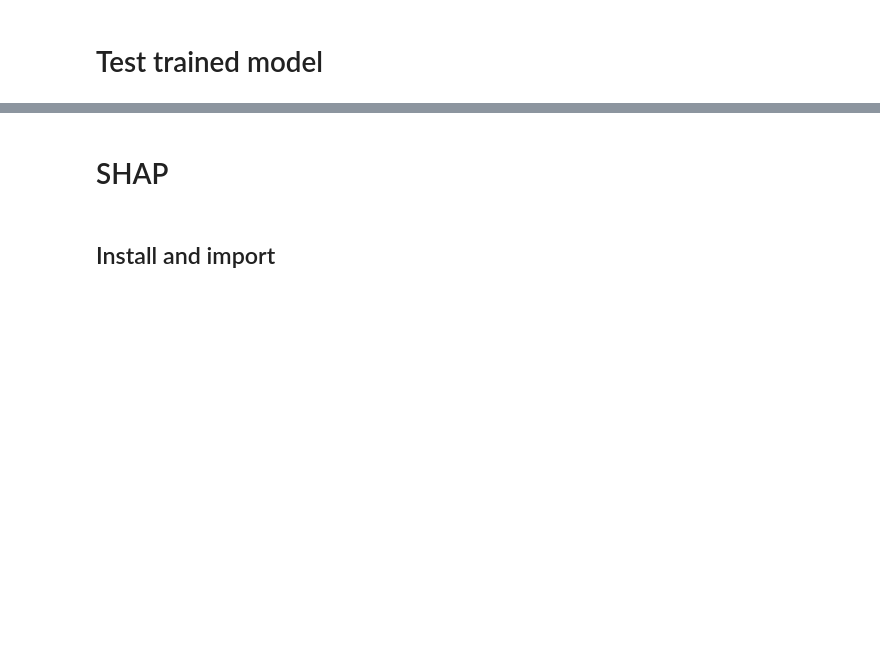
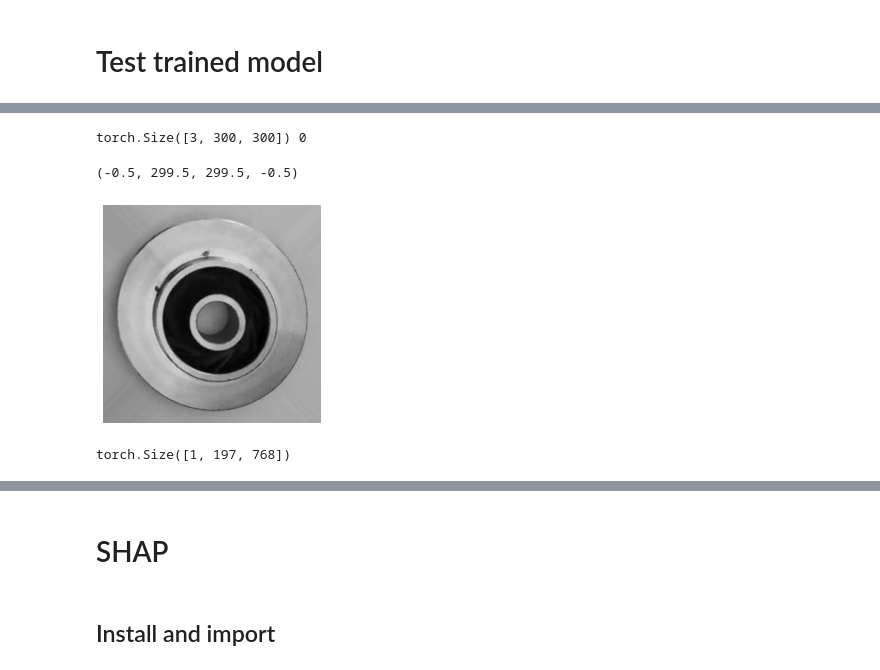
Before and after one commit to VasquezMatias/Master_Thesis_Profactor, a Jupyter notebook: notebooks/train_models_example.ipynb, the cells around one changed output, grey strips where cells are left out. Drawn from its saved outputs; the diff is of its cells as text; code cells hidden in the pictures; blank space fills up the shorter version.

```diff
--- a/notebooks/train_models_example.ipynb
+++ b/notebooks/train_models_example.ipynb
@@ -81,6 +85,6 @@ def save_jit(mode, name):
 # %%
-model_names = ["luna", "alexnet", "resnet", "efficientnetv2", "convnext", "vit", "swin_t"]
-model_name = model_names[5]
+model_names = ["luna", "alexnet", "resnet", "efficientnetv2", "convnext", "vit", "swin_t", "dino"]
+model_name = model_names[3]
 # %% [markdown]
 ## Prepare the Dataset and Dataloader
 # %%
@@ -103,5 +107,16 @@ transform - ViT size - True
 # %% [markdown]
 ## Prepare the selected model
+# %%
+class DiNo(torch.nn.Module):
+    def __init__(self, num_classes = 2):
+        super().__init__()
+        self.backbone = torch.hub.load('facebookresearch/dino:main', 'dino_vits8')
+        self.head = torch.nn.Linear(384, num_classes)
+
+    def forward(self, x):
+        x = self.backbone(x)
+        x = self.head(x)
+        return x
 # %%
 # Prepare model
 if model_name == "luna":
@@ -238,0 +299,18 @@ Wrong: 6/715
+# %%
+import matplotlib.pyplot as plt
+
+def to_PIL(img, mean=[0.5643], std=[0.2386]):
+  trans = torchvision.transforms.ToPILImage()
+  img =  img * torch.tensor([std])[:, None, None] + torch.tensor([mean])[:, None, None]
+  return trans(img.squeeze())
+
+img, lbl = ds_test[120]
+print(img.shape, lbl)
+
+img_2_show = to_PIL(img)
+plt.imshow(img_2_show)
+plt.axis('off')
+# %% [output]
+torch.Size([3, 300, 300]) 0
+(-0.5, 299.5, 299.5, -0.5)
+[figure, added]
@@ -238,0 +362,4 @@ Wrong: 6/715
+# %%
+x_all[0].shape
+# %% [output]
+torch.Size([1, 197, 768])
```
Also changed, not shown: parts of 45 cells of this notebook, 10 other files.
